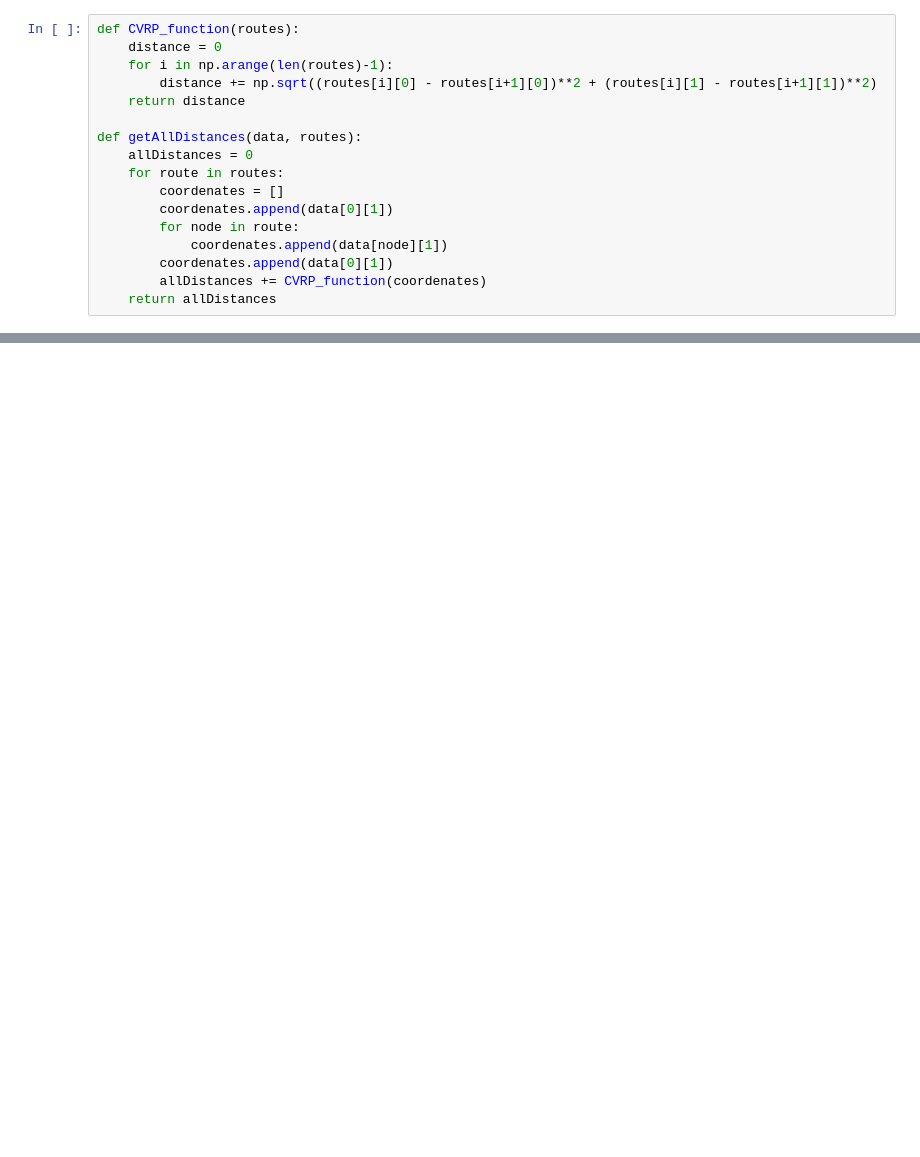
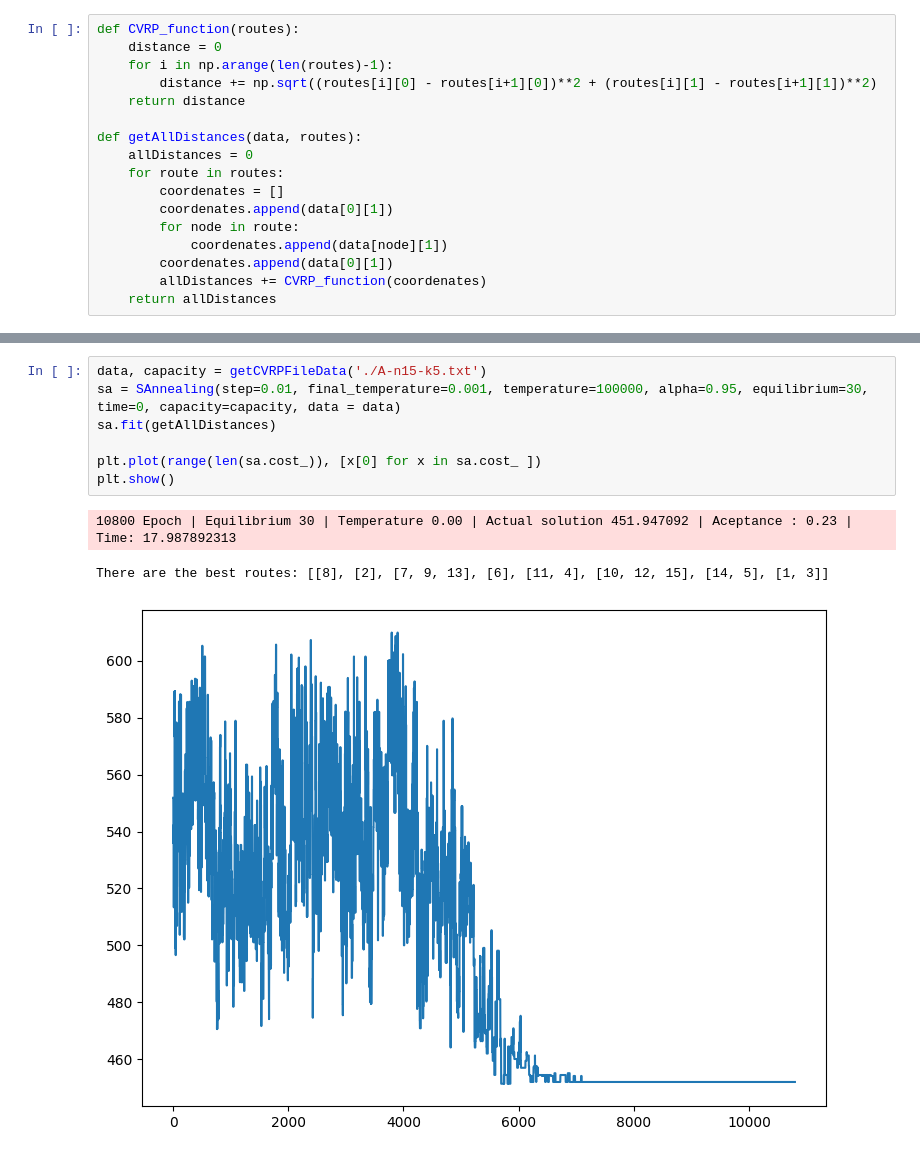
Before and after one commit to SamuelGuerrero/simulated-anealing, a Jupyter notebook: SimulatedAnealing.ipynb, the cells around one changed output, grey strips where cells are left out. Saved outputs shown, nothing was run; the diff lists cells and outputs as text; blank space fills up the shorter version.

```diff
--- a/SimulatedAnealing.ipynb
+++ b/SimulatedAnealing.ipynb
@@ -206,3 +307,14 @@ There are the best routes: [[1, 4], [2, 3, 5]]
+# %%
+data, capacity = getCVRPFileData('./A-n15-k5.txt')
+sa = SAnnealing(step=0.01, final_temperature=0.001, temperature=100000, alpha=0.95, equilibrium=30, time=0, capacity=capacity, data = data)
+sa.fit(getAllDistances)
+
+plt.plot(range(len(sa.cost_)), [x[0] for x in sa.cost_ ])
+plt.show()
+# %% [output]
+10800 Epoch | Equilibrium 30 | Temperature 0.00 | Actual solution 451.947092 | Aceptance : 0.23 | Time: 17.987892313
+There are the best routes: [[8], [2], [7, 9, 13], [6], [11, 4], [10, 12, 15], [14, 5], [1, 3]]
+[figure, added]
 # %%
 drawRoutes(data, sa.best_solution)
 # %% [output]
```
Also changed, not shown: parts of 13 cells of this notebook.
